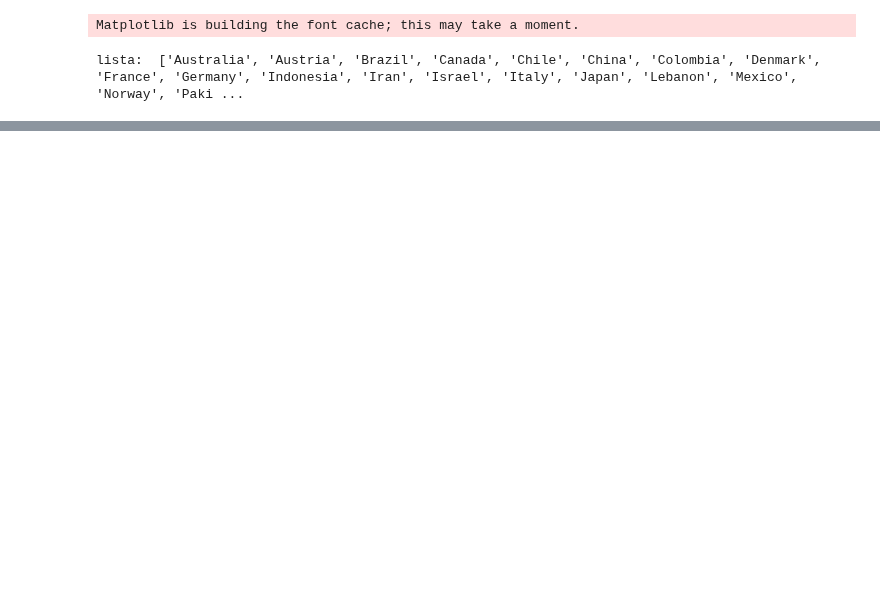
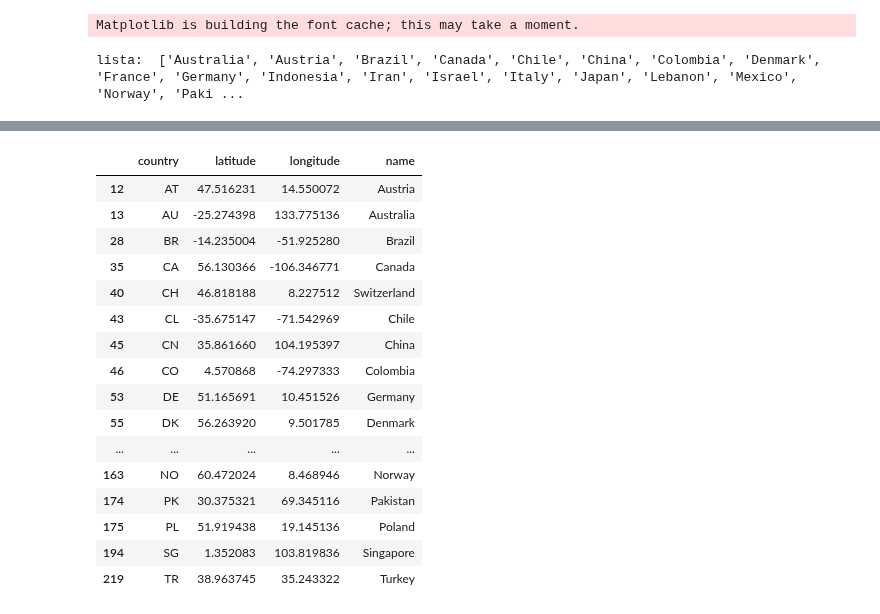
Before and after one commit to Jeffo007/T5_Map-of-ScienceTarea, a Jupyter notebook: T5_Map-of-ScienceTarea.ipynb, the cells around one changed output, grey strips where cells are left out. Drawn from its saved outputs; the diff is of its cells as text; code cells hidden in the pictures; blank space fills up the shorter version.

```diff
--- a/T5_Map-of-ScienceTarea.ipynb
+++ b/T5_Map-of-ScienceTarea.ipynb
@@ -72,0 +76,22 @@ data.head(15)
+# %%
+#Ubicación de los paises de mis datos con sus direcciones
+data = data[data.name.isin(fun)]
+data.head(25)
+# %% [output]
+|  | country | latitude | longitude | name |
+| 12 | AT | 47.516231 | 14.550072 | Austria |
+| 13 | AU | -25.274398 | 133.775136 | Australia |
+| 28 | BR | -14.235004 | -51.925280 | Brazil |
+| 35 | CA | 56.130366 | -106.346771 | Canada |
+| 40 | CH | 46.818188 | 8.227512 | Switzerland |
+| 43 | CL | -35.675147 | -71.542969 | Chile |
+| 45 | CN | 35.861660 | 104.195397 | China |
+| 46 | CO | 4.570868 | -74.297333 | Colombia |
+| 53 | DE | 51.165691 | 10.451526 | Germany |
+| 55 | DK | 56.263920 | 9.501785 | Denmark |
+| ... | ... | ... | ... | ... |
+| 163 | NO | 60.472024 | 8.468946 | Norway |
+| 174 | PK | 30.375321 | 69.345116 | Pakistan |
+| 175 | PL | 51.919438 | 19.145136 | Poland |
+| 194 | SG | 1.352083 | 103.819836 | Singapore |
+| 219 | TR | 38.963745 | 35.243322 | Turkey |
```
Also changed, not shown: parts of 7 cells of this notebook.
